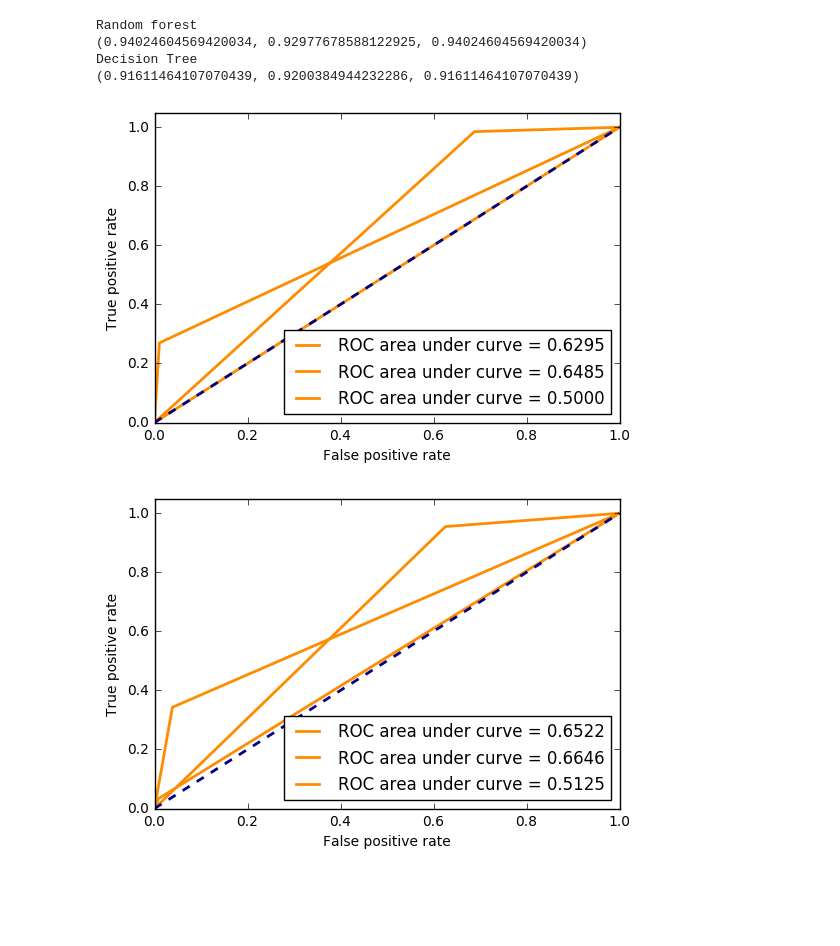
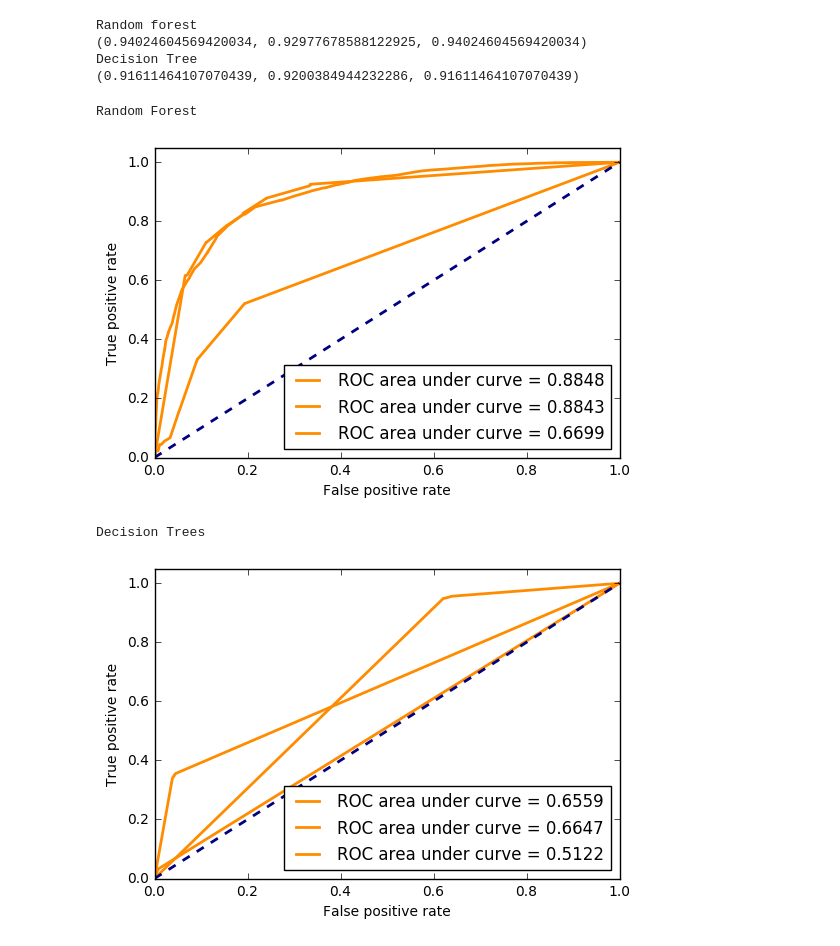
Before and after one commit to SpokenBanana/BinetflowTrainer, a Jupyter notebook: Diabetes_Model.ipynb, the cells around one changed output. Cells and saved outputs as stored; diff of their text form; code cells hidden in the pictures; blank space fills up the shorter version.

Commit message:
Fixed roc curves for scikit models

```diff
--- a/Diabetes_Model.ipynb
+++ b/Diabetes_Model.ipynb
@@ -163,35 +163,43 @@ Decision Tree
 
 def plot_roc_curve_with(feat_train, feat_test, label_train, label_test, classifier):
     # calculating the scores
     # ytrain = label_binarize(label_train, classes=[0, 1, 2])
     classifier.fit(feat_train, label_train)
-    y_score = classifier.predict(feat_test)
-
+    y_score = classifier.predict_proba(feat_test)
+    scores = [[] for _ in range(len(y_score[0]))]
+    for score in y_score:
+        for i, s in enumerate(score):
+            scores[i].append(s[1])
+    scores = np.array(scores)
     label_test = np.array(label_test)
     fpr = {}
     tpr = {}
     roc_auc = {}
     for i in range(3):
-        fpr[i], tpr[i], _ = roc_curve(label_test[:, i], y_score[:, i])
+        fpr[i], tpr[i], _ = roc_curve(label_test[:, i], scores[:, i])
         roc_auc[i] = auc(fpr[i], tpr[i])
 
     # Plotting
     plt.figure()
     lw = 2
     for i in range(3):
         plt.plot(fpr[i], tpr[i], color='darkorange', lw=lw,
                  label='ROC area under curve = {0:.4f}'.format(roc_auc[i]))
     plt.plot([0, 1], [0, 1], color='navy', lw=lw, linestyle='--')
     plt.xlim([0.0, 1.0])
     plt.ylim([0.0, 1.05])
     plt.xlabel('False positive rate')
     plt.ylabel('True positive rate')
     plt.legend(loc='lower right')
     plt.show()
 
+print("Random Forest")
 plot_roc_curve_with(feat_train, feat_test, label_train, label_test, RandomForestClassifier(n_estimators=50))
+print("Decision Trees")
 plot_roc_curve_with(feat_train, feat_test, label_train, label_test, tree.DecisionTreeClassifier(class_weight=None,
                                       criterion='gini', splitter='best'))
 # %% [output]
+Random Forest
-[figure, old version]
+[figure, new version]
+Decision Trees
 [figure]
```
